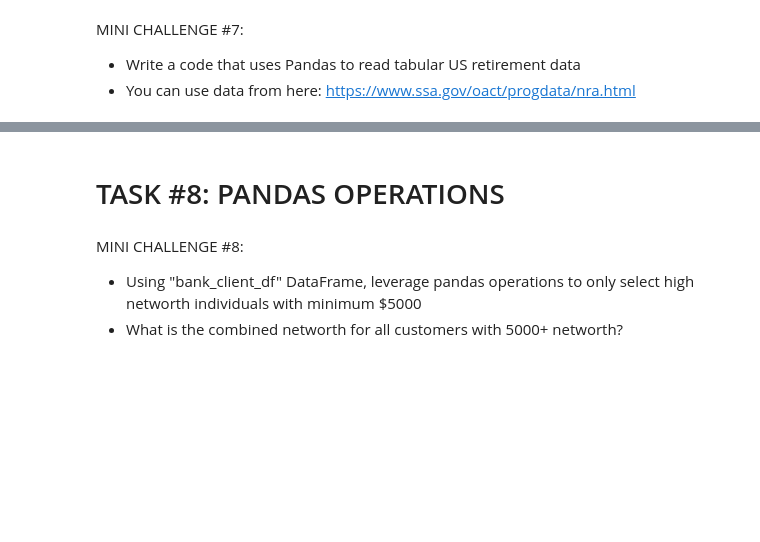
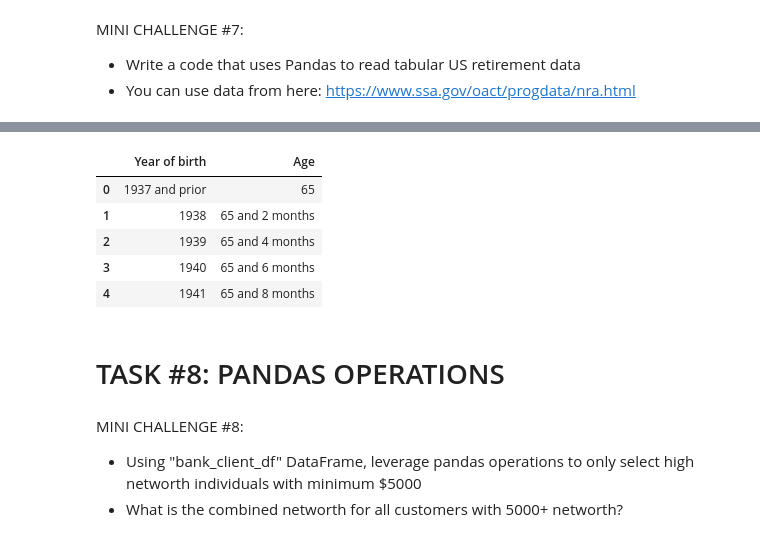
Before and after one commit to sja-thedude/Python-DataAnalysis, a Jupyter notebook: Python Libraries for Data Analysis - Numpy and Pandas.ipynb, the cells around one changed output, grey strips where cells are left out. Cells and saved outputs as stored; diff of their text form; code cells hidden in the pictures; blank space fills up the shorter version.

```diff
--- a/Python Libraries for Data Analysis - Numpy and Pandas.ipynb
+++ b/Python Libraries for Data Analysis - Numpy and Pandas.ipynb
@@ -361,3 +397,27 @@ np.int64(1026500)
 MINI CHALLENGE #7:
 - Write a code that uses Pandas to read tabular US retirement data
 - You can use data from here: https://www.ssa.gov/oact/progdata/nra.html
+# %%
+%pip install requests beautifulsoup4
+
+import pandas as pd
+import requests
+from bs4 import BeautifulSoup
+
+url = 'https://www.ssa.gov/oact/progdata/nra.html'
+headers = {'User-Agent': 'Mozilla/5.0'}
+
+# Request the page using requests
+response = requests.get(url, headers=headers)
+response.raise_for_status()  # Optional: raises error if status != 200
+
+# Parse the page using BeautifulSoup
+soup = BeautifulSoup(response.text, 'html.parser')
+
+# Extract tables using pandas
+tables = pd.read_html(str(soup))
+
+# Access the first table
+retirement_df = tables[0]
+retirement_df.head()
+# %% [output]
@@ -364,3 +441,9 @@ MINI CHALLENGE #7:
+|  | Year of birth | Age |
+| 0 | 1937 and prior | 65 |
+| 1 | 1938 | 65 and 2 months |
+| 2 | 1939 | 65 and 4 months |
+| 3 | 1940 | 65 and 6 months |
+| 4 | 1941 | 65 and 8 months |
 # %% [markdown]
 # TASK #8: PANDAS OPERATIONS
 # %%
```
Also changed, not shown: parts of 26 cells of this notebook, 1 other file.
